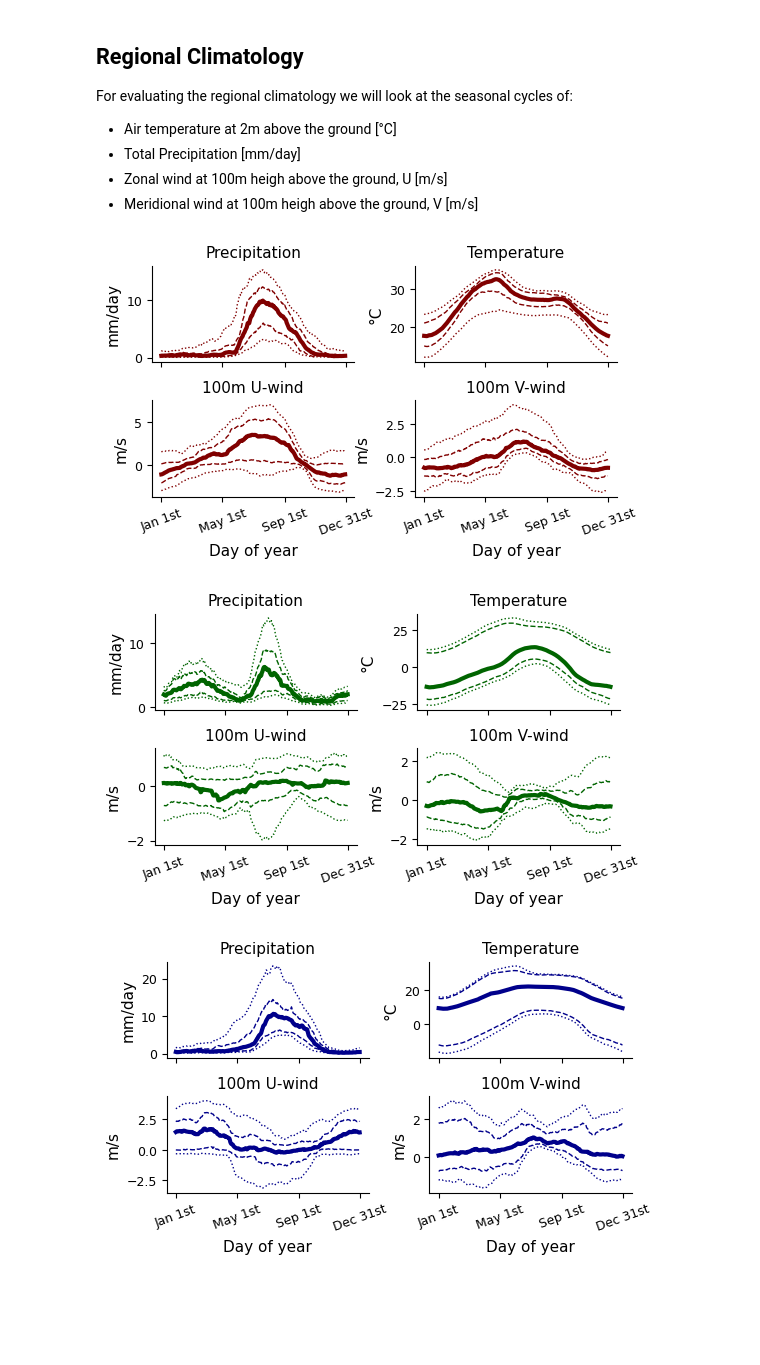
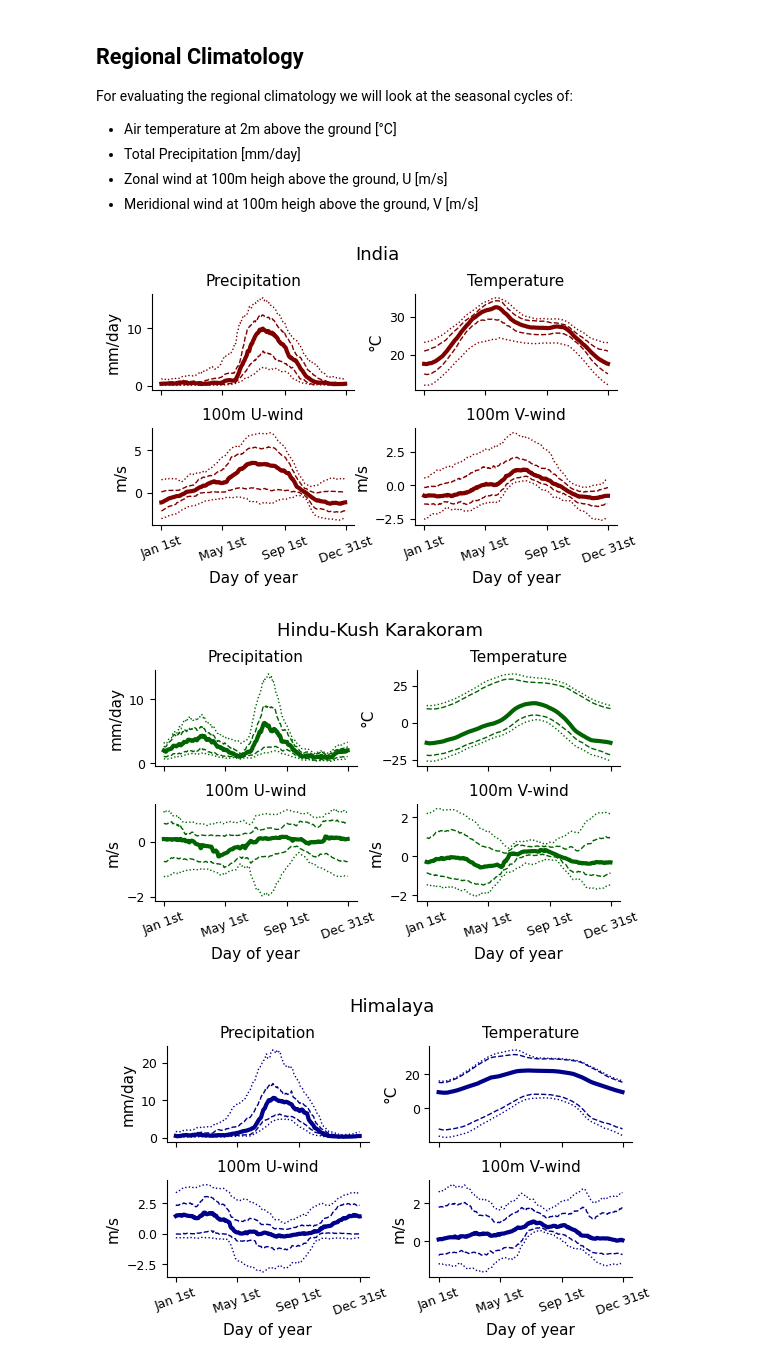
Before and after one commit to JGrassi97/XSeasonsDetect, a Jupyter notebook: notebooks/01_project_introduction.ipynb, the cells around one changed output. Saved outputs shown, nothing was run; the diff lists cells and outputs as text; code cells hidden in the pictures; blank space fills up the shorter version.

```diff
--- a/notebooks/01_project_introduction.ipynb
+++ b/notebooks/01_project_introduction.ipynb
@@ -225,34 +225,34 @@ for boundaries, name, color in zip( [country_boundary, HKKH[HKKH.short_name=='hk
         dataset.quantile([0.9], ['lat', 'lon']).plot(ax = ax, color=color, lw=1, ls=':')
         dataset.quantile([0.25], ['lat', 'lon']).plot(ax = ax, color=color, lw=1, ls='--')
         dataset.quantile([0.75], ['lat', 'lon']).plot(ax = ax, color=color, lw=1, ls='--')
 
         ax.set_xlabel('')
         ax.set_ylabel('')
         ax.set_title('')
         ax.grid(False)
 
         # Remove top and right spines
         ax.spines['top'].set_visible(False)
         ax.spines['right'].set_visible(False)
 
     lev = [1, 122, 245, 366]
     axs[1][0].set_xticks(ticks=lev, labels=[day_of_year_to_date(x) for x in lev], rotation=20, fontsize=9)
     axs[1][1].set_xticks(ticks=lev, labels=[day_of_year_to_date(x) for x in lev], rotation=20, fontsize=9)
 
     axs[1][0].set_xlabel('Day of year', fontsize=11)
     axs[1][1].set_xlabel('Day of year', fontsize=11)
 
     axs[0][0].set_ylabel('mm/day', fontsize=11)
     axs[0][1].set_ylabel('°C', fontsize=11)
     axs[1][0].set_ylabel('m/s', fontsize=11)
     axs[1][1].set_ylabel('m/s', fontsize=11)
 
     # Add text box with name of the variable in each subplot
     for ax, v_name in zip(axs.flatten(), ['Precipitation', 'Temperature', '100m U-wind', '100m V-wind']):
         ax.set_title(v_name, fontsize=11)
 
-    #fig.suptitle(name, fontsize=13, y=1.01)
+    fig.suptitle(name, fontsize=13, y=1.04)
 # %% [output]
-[figure, old version]
+[figure, new version]
-[figure, old version]
+[figure, new version]
-[figure, old version]
+[figure, new version]
```
Also changed, not shown: parts of 5 cells of this notebook, 1 other file.
